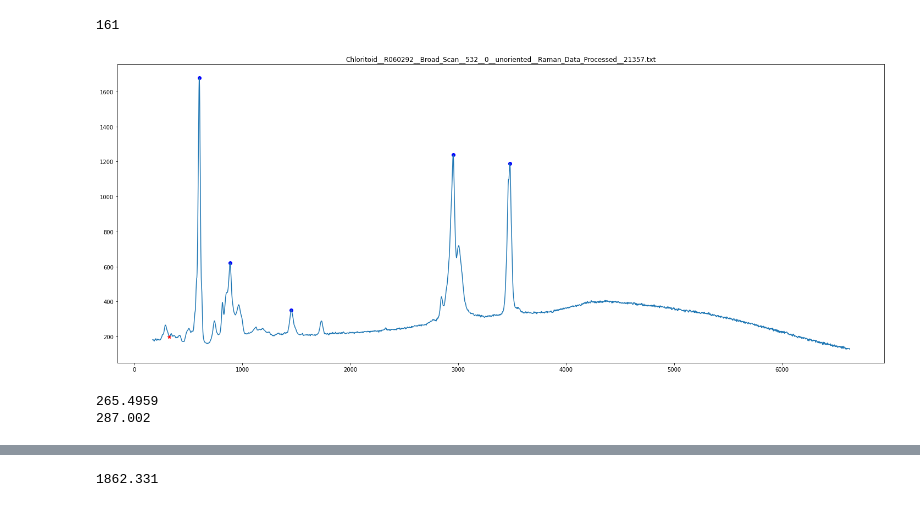
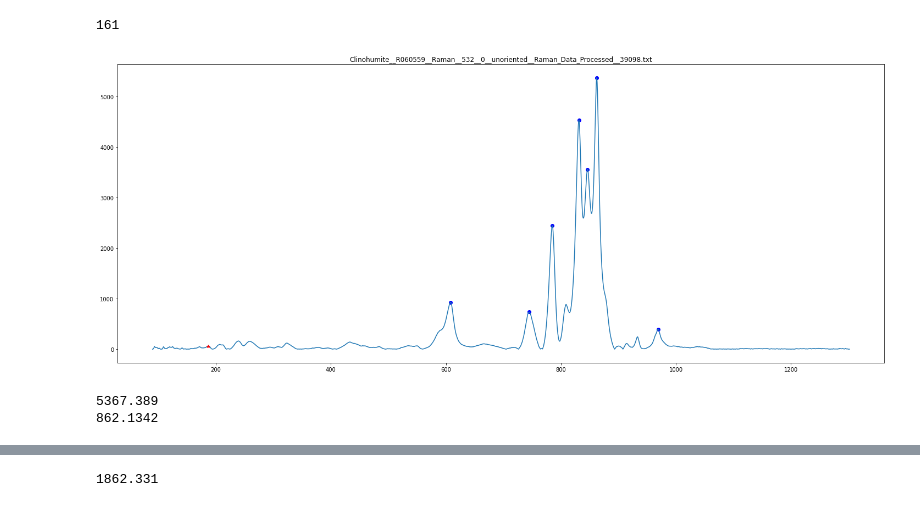
Before and after one commit to anva-kn/RRUFF, a Jupyter notebook: RRUFF_pytorch.ipynb, the cells around one changed output, grey strips where cells are left out. Drawn from its saved outputs; the diff is of its cells as text; code cells hidden in the pictures.

Commit message:
update for peaks 31-43

```diff
--- a/RRUFF_pytorch.ipynb
+++ b/RRUFF_pytorch.ipynb
@@ -375,33 +375,33 @@ import matplotlib.pyplot as plt
 
 path = 'raman/'
 with open('analytes_peak_chosen_ones_dict.pickle', 'rb') as handle:
     dataset_dict_new = pickle.load(handle)
 
 files_to_check = []
 analytes = list(dataset_dict_new.keys())[0:]
 wavenumbers = []
 spectras = []
 peaks = []
 for item in analytes:
   filename = dataset_dict_new[item][0][0]
   tmp_peaks = dataset_dict_new[item][0][1]
   check = pd.read_csv(path + filename, sep=',', comment='#', header=None)
   wavenumber = np.array(check.iloc[:, 0], dtype=np.float64)
   spectra = np.array(check.iloc[:, 1], dtype=np.float64)
   wavenumbers.append(wavenumber)
   spectras.append(spectra)
   peaks.append(tmp_peaks)
   files_to_check.append(filename)
 
 
-index = 40
-tmp_idx = 80
+index = 43
+tmp_idx = 200
 plt.figure(figsize=(25, 10))
 plt.plot(wavenumbers[index], spectras[index])
 # plt.plot(wavenumbers[index][begin:end], spectras[index][begin:end])
 plt.scatter(np.array(peaks[index])[:,0], np.array(peaks[index])[:,1] * np.max(spectras[index]), color='blue')
 plt.plot(wavenumbers[index][tmp_idx], spectras[index][tmp_idx], 'r*')
 plt.title(files_to_check[index])
 plt.show()
 # %% [output]
-[figure, old version]
+[figure, new version]
@@ -408,12 +419,12 @@ plt.show()
 # %%
-index = 40
-peaks[index][2][0]
-np.where(wavenumbers[index] == 1453.724)
-tmp_idx = 62
+index = 43
+peaks[index][5][0]
+np.where(wavenumbers[index] == 862.1342)
+tmp_idx = 1602
 print(spectras[index][tmp_idx])
 print(wavenumbers[index][tmp_idx])
 # %% [output]
-265.4959
-287.002
+5367.389
+862.1342
 # %%
 labels = []
```
Also changed, not shown: parts of 18 cells of this notebook.
